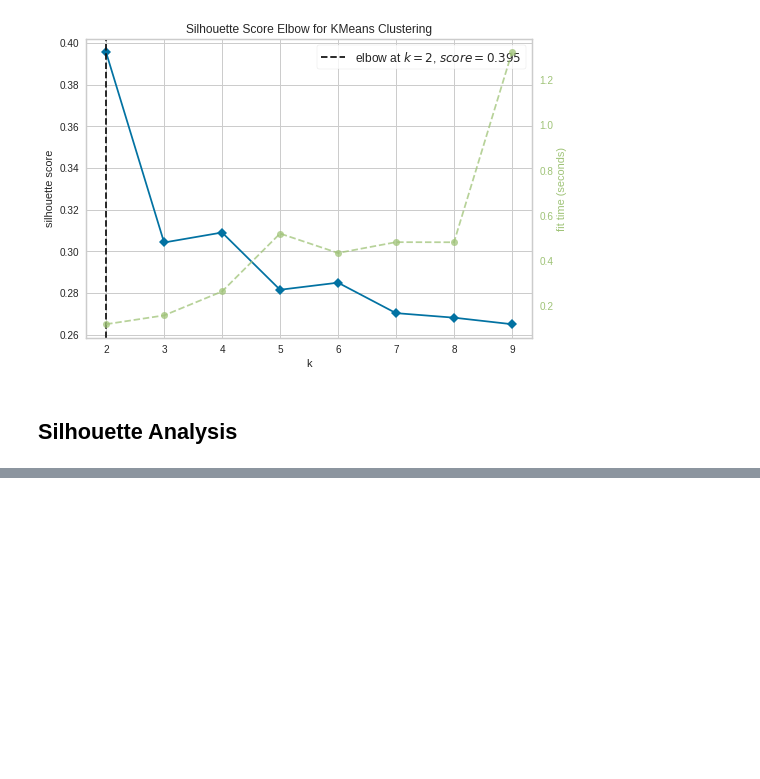
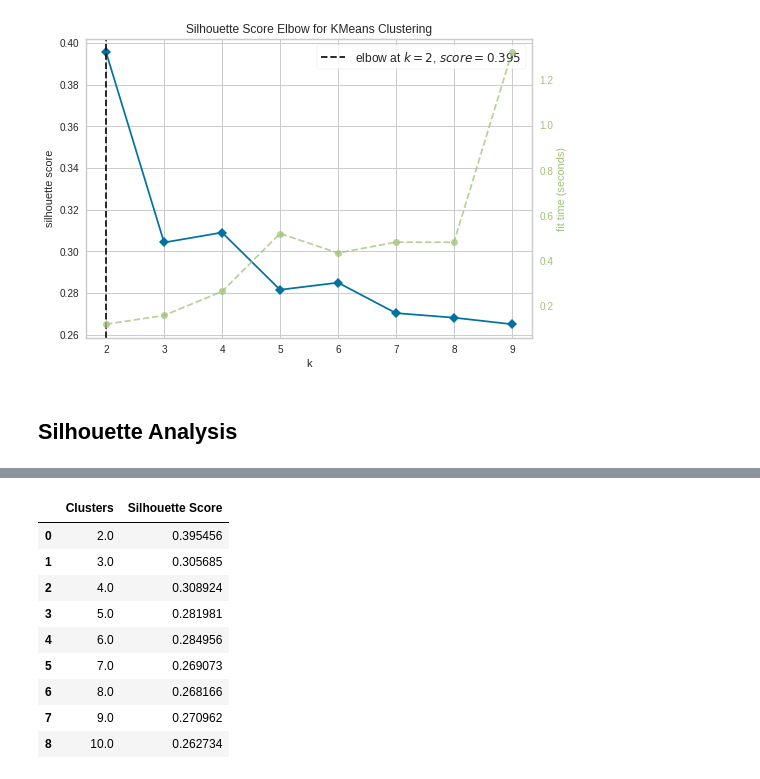
Before and after one commit to Rahman88talha/Capstone-Customer_Segmentation_Clustering, a Jupyter notebook: Capstone_Customer_Segmentation_Clustering.ipynb, the cells around one changed output, grey strips where cells are left out. Cells and saved outputs as stored; diff of their text form; code cells hidden in the pictures; blank space fills up the shorter version.

```diff
--- a/Capstone_Customer_Segmentation_Clustering.ipynb
+++ b/Capstone_Customer_Segmentation_Clustering.ipynb
@@ -711,0 +721,14 @@ def sil_score(input, k):
+# %%
+#display silhoutte scores at different number of clusters
+sil_score(Log_Tfd_Data,10)
+# %% [output]
+|  | Clusters | Silhouette Score |
+| 0 | 2.0 | 0.395456 |
+| 1 | 3.0 | 0.305685 |
+| 2 | 4.0 | 0.308924 |
+| 3 | 5.0 | 0.281981 |
+| 4 | 6.0 | 0.284956 |
+| 5 | 7.0 | 0.269073 |
+| 6 | 8.0 | 0.268166 |
+| 7 | 9.0 | 0.270962 |
+| 8 | 10.0 | 0.262734 |
```
Also changed, not shown: parts of 11 cells of this notebook.
